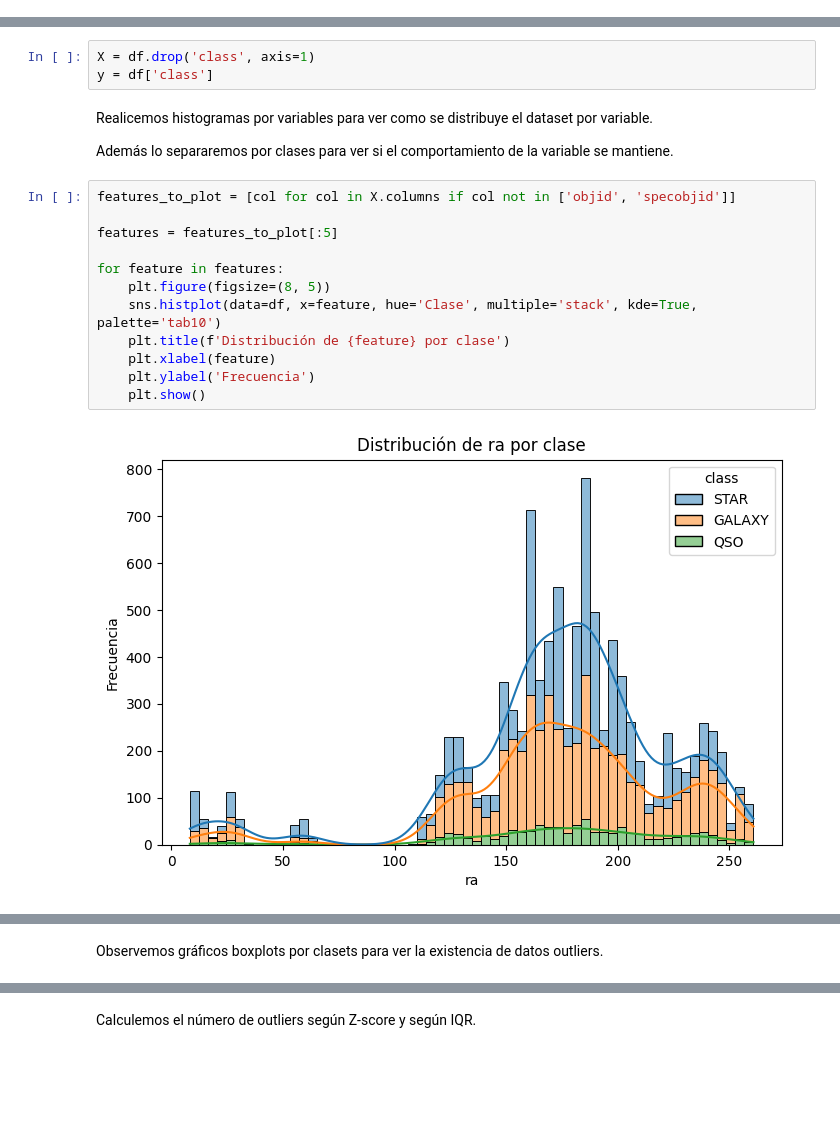
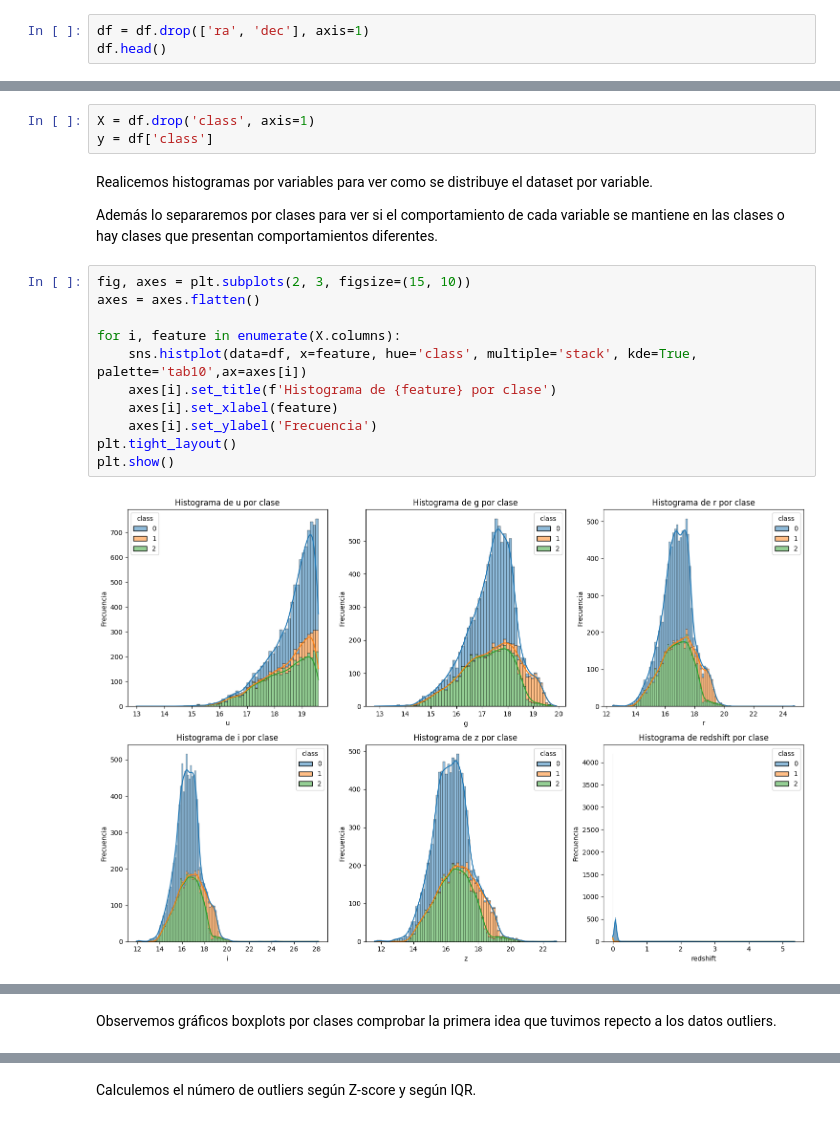
Before and after one commit to Kevin2558/Data_Science_Borrador, a Jupyter notebook: 10_Proyecto_Final/Opcion_2/Borrador.ipynb, the cells around one changed output, grey strips where cells are left out. Cells and saved outputs as stored; diff of their text form; blank space fills up the shorter version.

```diff
--- a/10_Proyecto_Final/Opcion_2/Borrador.ipynb
+++ b/10_Proyecto_Final/Opcion_2/Borrador.ipynb
@@ -90,0 +105,3 @@ plt.show()
+# %%
+df = df.drop(['ra', 'dec'], axis=1)
+df.head()
@@ -146,18 +167,17 @@ y = df['class']
 # %% [markdown]
 Realicemos histogramas por variables para ver como se distribuye el dataset por variable.
 
-Además lo separaremos por clases para ver si el comportamiento de la variable se mantiene.
+Además lo separaremos por clases para ver si el comportamiento de cada variable se mantiene en las clases o hay clases que presentan comportamientos diferentes.
 # %%
-features_to_plot = [col for col in X.columns if col not in ['objid', 'specobjid']]
+fig, axes = plt.subplots(2, 3, figsize=(15, 10))
+axes = axes.flatten()
 
-features = features_to_plot[:5]
-
-for feature in features:
-    plt.figure(figsize=(8, 5))
-    sns.histplot(data=df, x=feature, hue='Clase', multiple='stack', kde=True, palette='tab10')
-    plt.title(f'Distribución de {feature} por clase')
-    plt.xlabel(feature)
-    plt.ylabel('Frecuencia')
-    plt.show()
+for i, feature in enumerate(X.columns):
+    sns.histplot(data=df, x=feature, hue='class', multiple='stack', kde=True, palette='tab10',ax=axes[i])
+    axes[i].set_title(f'Histograma de {feature} por clase')
+    axes[i].set_xlabel(feature)
+    axes[i].set_ylabel('Frecuencia')
+plt.tight_layout()
+plt.show()
 # %% [output]
-[figure, old version]
+[figure, new version]
@@ -168,3 +184,3 @@ for feature in features:
 # %% [markdown]
-Observemos gráficos boxplots por clasets para ver la existencia de datos outliers.
+Observemos gráficos boxplots por clases comprobar la primera idea que tuvimos repecto a los datos outliers.
 # %%
```
Also changed, not shown: parts of 10 cells of this notebook.
